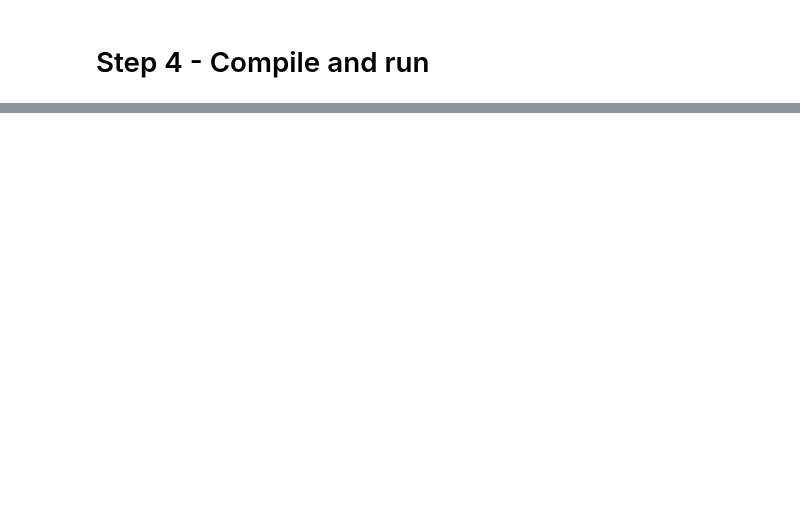
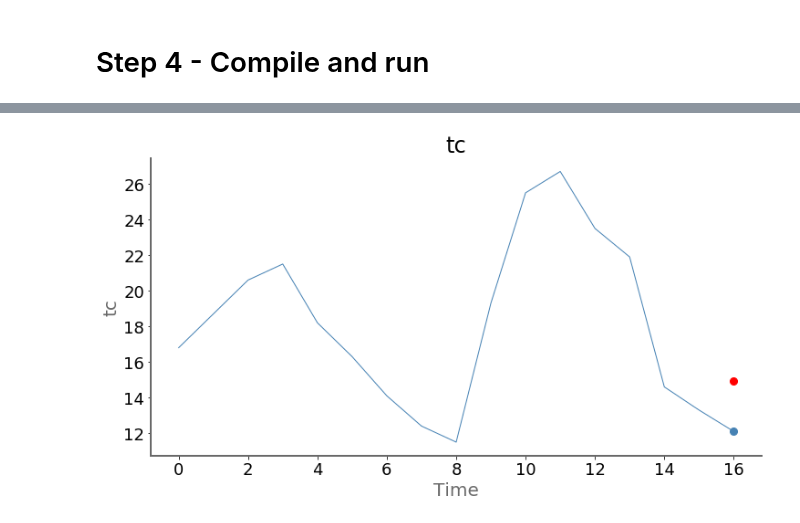
Before and after one commit to Jean-Christ1/Deep-Learning-with-Keras-and-Tensorflow, a Jupyter notebook: SYNOP/01-Try-a-peediction.ipynb, the cells around one changed output, grey strips where cells are left out. Drawn from its saved outputs; the diff is of its cells as text; code cells hidden in the pictures; blank space fills up the shorter version.

```diff
--- a/SYNOP/01-Try-a-peediction.ipynb
+++ b/SYNOP/01-Try-a-peediction.ipynb
@@ -174,3 +261,38 @@ Epoch 10/10
+# %%
+# ---- Get a sequence
+
+
+i=random.randint(0,len(dataset_test)-sequence_len)
+
+sequence      = dataset_test[i:i+sequence_len]
+sequence_true = dataset_test[i:i+sequence_len+1]
+
+pred = loaded_model.predict( np.array([sequence]) )
+
+for i,s in enumerate(sequence_true):
+    s = s*std + mean
+    sequence_true[i]=s
+
+for i,s in enumerate(pred):
+    s = s*std + mean
+    pred[i]=s
+
+
+
+c=11
+
+t=np.arange(sequence_len+1)
+
+plt.figure(figsize=(12,6))
+plt.title(features[c])
+plt.ylabel(features[c])
+plt.xlabel('Time')
+plt.plot(t,       sequence_true[:,c],    '-',  linewidth=1, color='steelblue')
+plt.plot(t[-1],   sequence_true[-1:,c],  'o',  fillstyle='full',  markersize=8, color='steelblue') # ce qui nous interesse
+plt.plot(t[-1],   [pred[0][c]],          'o',  fillstyle='full',  markersize=8, color='red') # ce qui nous interesse
+plt.show()
+# %% [output]
+[figure, added]
 # %% [markdown]
 ---
 <img width="80px" src="../fidle/img/00-Fidle-logo-01.svg"></img>
```
Also changed, not shown: parts of 16 cells of this notebook, 2 other files.
